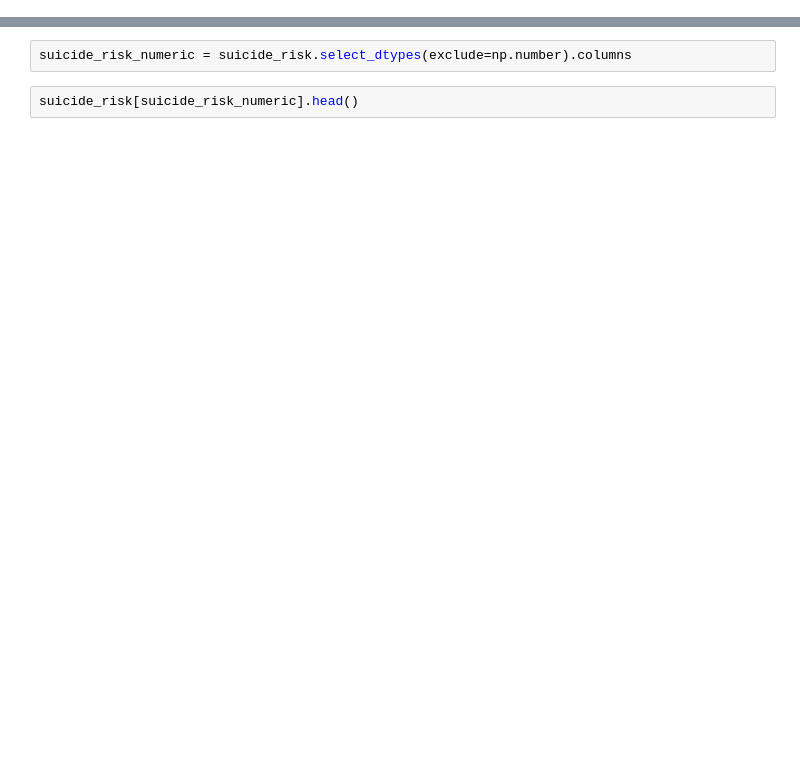
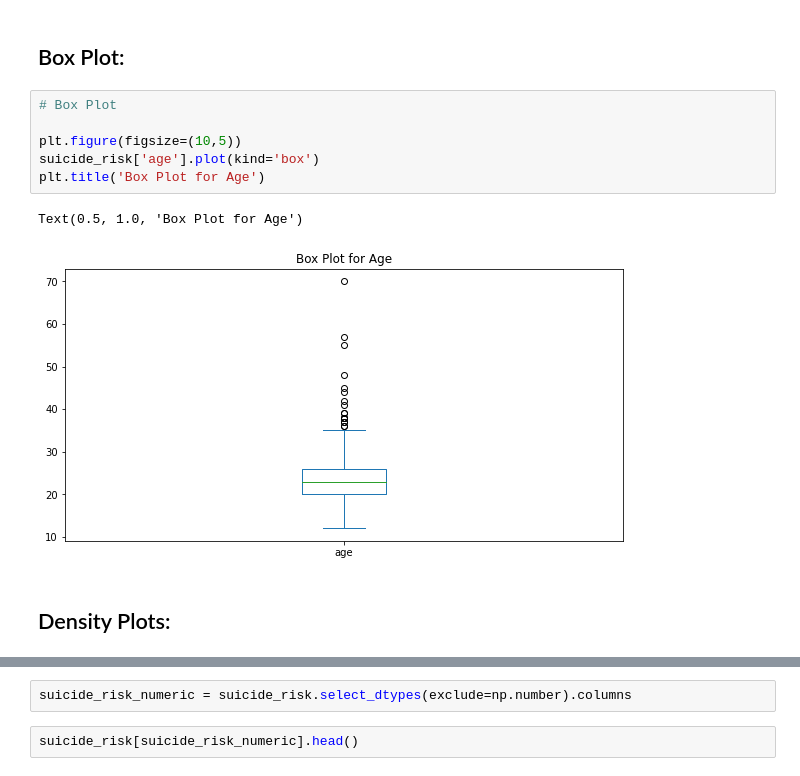
Before and after one commit to palebluedot13/SC22-BatchD-molten-cores, a Jupyter notebook: FINAL PROJECT/EDA_Molten_Cores.ipynb, the cells around one changed output, grey strips where cells are left out. Cells and saved outputs as stored; diff of their text form; blank space fills up the shorter version.

```diff
--- a/FINAL PROJECT/EDA_Molten_Cores.ipynb
+++ b/FINAL PROJECT/EDA_Molten_Cores.ipynb
@@ -307,0 +71,13 @@ suicide_risk.head()
+# %% [markdown]
+## Box Plot:
+# %%
+# Box Plot
+
+plt.figure(figsize=(10,5))
+suicide_risk['age'].plot(kind='box')
+plt.title('Box Plot for Age')
+# %% [output]
+Text(0.5, 1.0, 'Box Plot for Age')
+[figure, added]
+# %% [markdown]
+## Density Plots:
```
Also changed, not shown: parts of 128 cells of this notebook, 16 other files.
